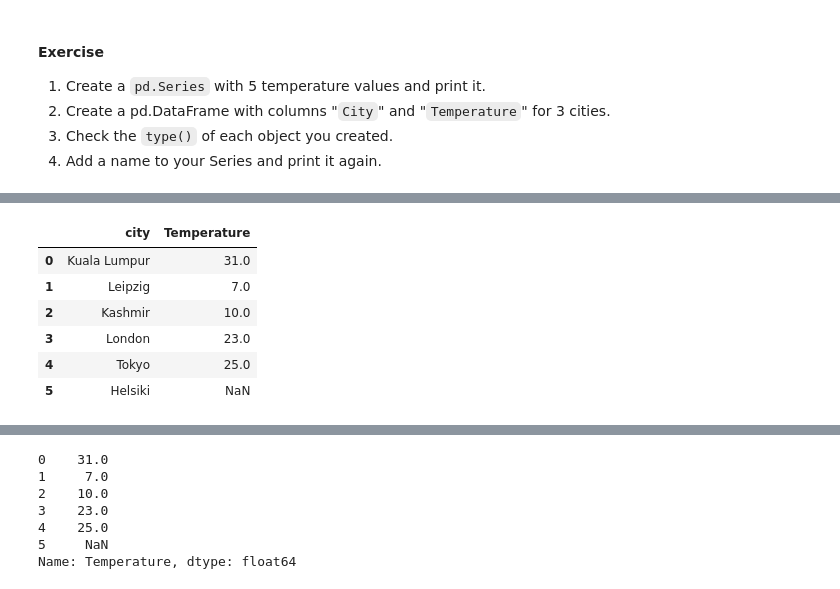
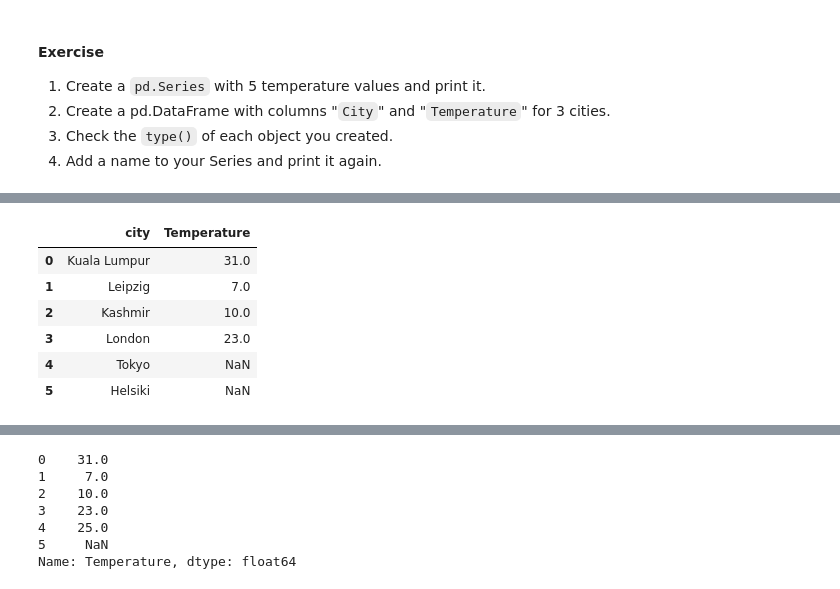
Before and after one commit to BalqishOmar/Balqish_AIML-nexperts4, a Jupyter notebook: Day 07 - Pandas/inclass 1 Pandas .ipynb, the cells around one changed output, grey strips where cells are left out. Cells and saved outputs as stored; diff of their text form; code cells hidden in the pictures.

```diff
--- a/Day 07 - Pandas/inclass 1 Pandas .ipynb
+++ b/Day 07 - Pandas/inclass 1 Pandas .ipynb
@@ -164,28 +115,31 @@ city_temps = [
 # %%
 # city's temperature
 city_temps = {
     "City": ["Kuala Lumpur", "Leipzig", "Kashmir", "London", "Tokyo"],
     "Temperature": [31, 7, 10, 23, 25]
 }
 
+# lists are flexible
+# we can miss a key value pair
+# this results in Missing values
 city_temps = [
     {"city": "Kuala Lumpur", "Temperature":31},
     {"city": "Leipzig", "Temperature":7},
     {"city": "Kashmir", "Temperature":10},
     {"city": "London", "Temperature":23},
-    {"city": "Tokyo", "Temperature":25},
+    {"city": "Tokyo"},
     {"city": "Helsiki" , "Temperature": None}
 ]
 
 temp_df = pd.DataFrame(city_temps)
 temp_df
 # %% [output]
 |  | city | Temperature |
 | 0 | Kuala Lumpur | 31.0 |
 | 1 | Leipzig | 7.0 |
 | 2 | Kashmir | 10.0 |
 | 3 | London | 23.0 |
-| 4 | Tokyo | 25.0 |
+| 4 | Tokyo | NaN |
 | 5 | Helsiki | NaN |
 # %% [markdown]
 #### Nan Values
```
Also changed, not shown: parts of 36 cells of this notebook, 2 other files.
